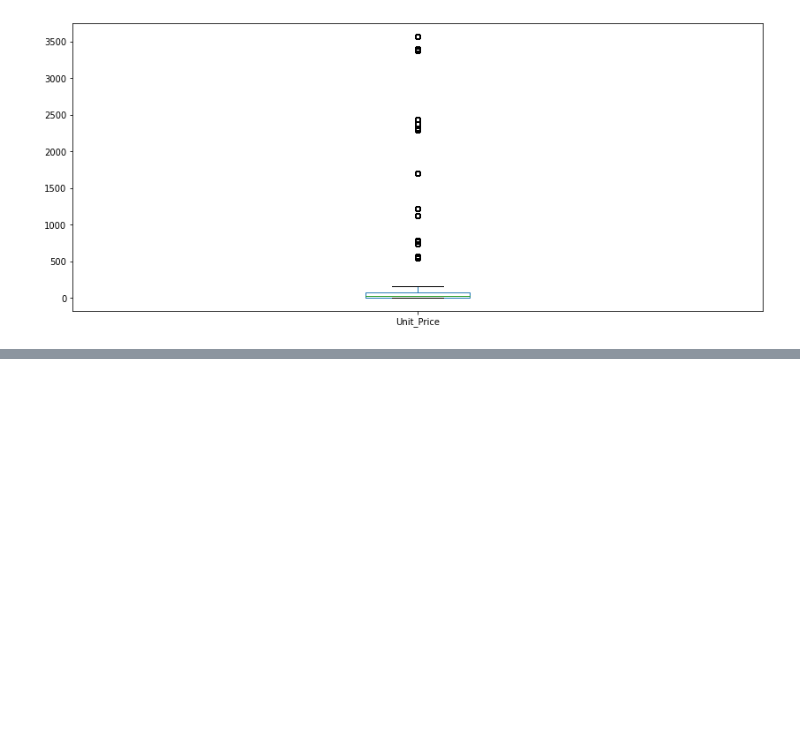
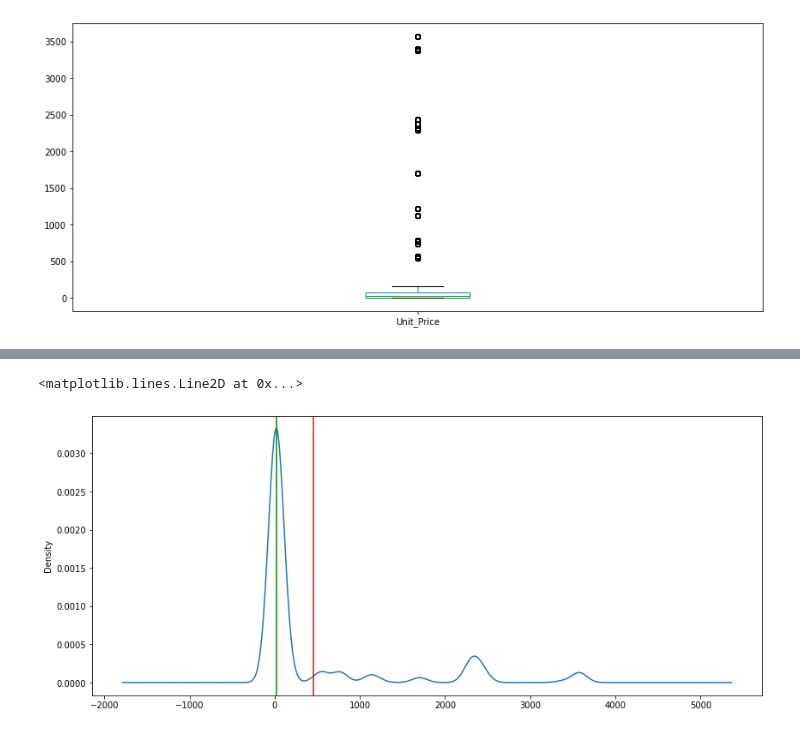
Before and after one commit to LesleyBonyo/Data-science, a Jupyter notebook: Jan_19_fcc.ipynb, the cells around one changed output, grey strips where cells are left out. Cells and saved outputs as stored; diff of their text form; code cells hidden in the pictures; blank space fills up the shorter version.

```diff
--- a/Jan_19_fcc.ipynb
+++ b/Jan_19_fcc.ipynb
@@ -88,0 +91,7 @@ AttributeError: 'Line2D' object has no property 'vert'
+# %%
+price = mySales['Unit_Price'].plot(kind='density', figsize=(14,6))
+price.axvline(mySales['Unit_Price'].mean(), color ='red')
+price.axvline(mySales['Unit_Price'].median(), color ='green')
+# %% [output]
+<matplotlib.lines.Line2D at 0x...>
+[figure, added]
```
Also changed, not shown: parts of 15 cells of this notebook.
